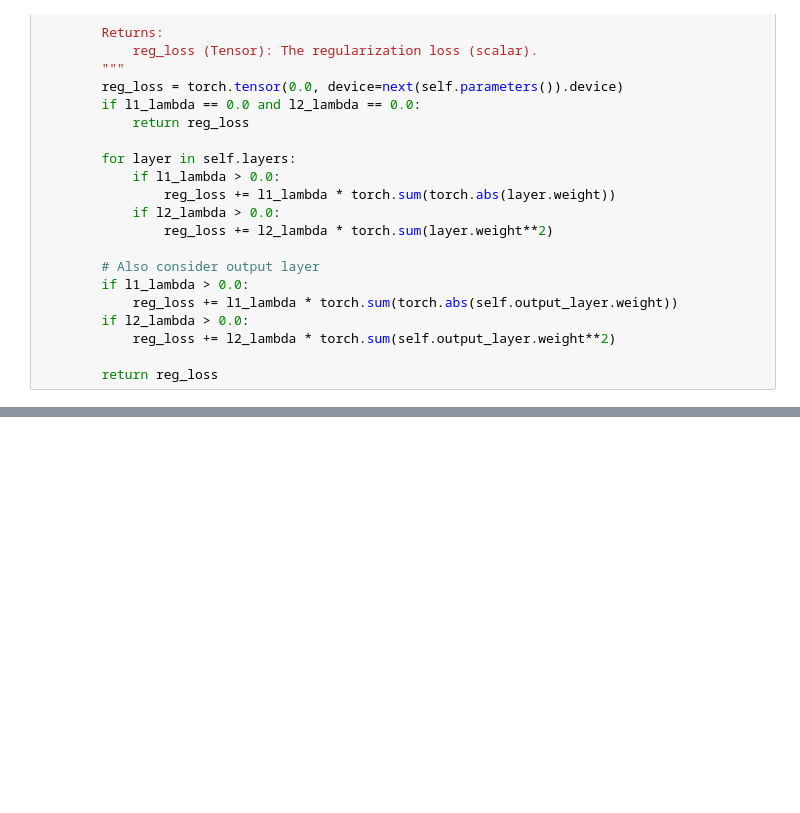
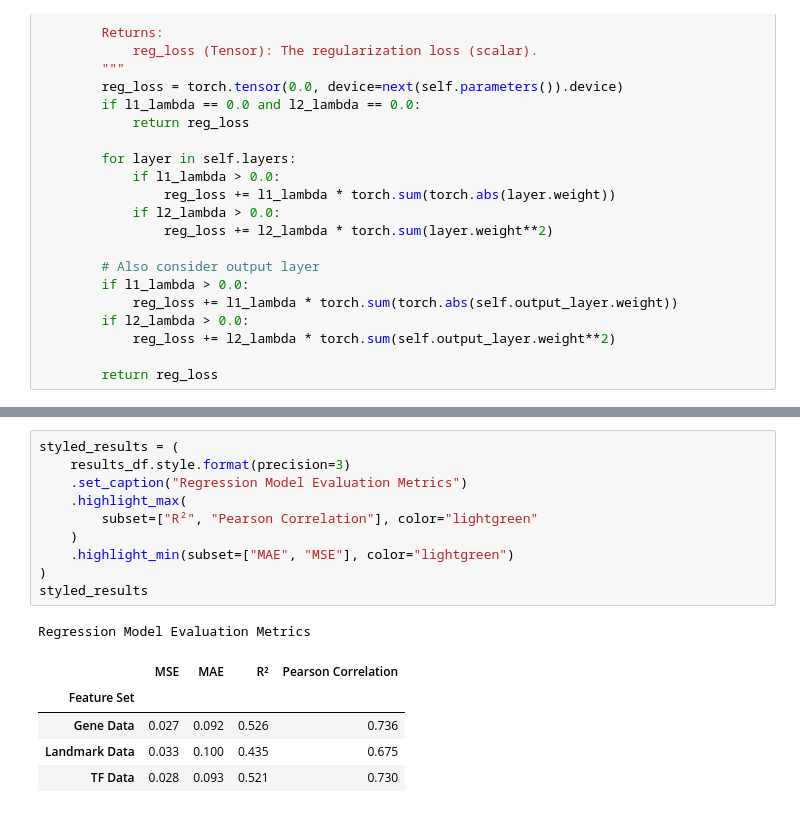
Before and after one commit to LucianoDeben/5ARG45, a Jupyter notebook: notebooks/Phase 2 - Unimodal Deep Learning Models.ipynb, the cells around one changed output, grey strips where cells are left out. Drawn from its saved outputs; the diff is of its cells as text; blank space fills up the shorter version.

```diff
--- a/notebooks/Phase 2 - Unimodal Deep Learning Models.ipynb
+++ b/notebooks/Phase 2 - Unimodal Deep Learning Models.ipynb
@@ -359,0 +380,17 @@ Evaluation Metrics: Pearson Correlation
+# %%
+styled_results = (
+    results_df.style.format(precision=3)
+    .set_caption("Regression Model Evaluation Metrics")
+    .highlight_max(
+        subset=["R²", "Pearson Correlation"], color="lightgreen"
+    )
+    .highlight_min(subset=["MAE", "MSE"], color="lightgreen")
+)
+styled_results
+# %% [output]
+Regression Model Evaluation Metrics
+|  | MSE | MAE | R² | Pearson Correlation |
+| Feature Set |  |  |  |  |
+| Gene Data | 0.027 | 0.092 | 0.526 | 0.736 |
+| Landmark Data | 0.033 | 0.100 | 0.435 | 0.675 |
+| TF Data | 0.028 | 0.093 | 0.521 | 0.730 |
```
Also changed, not shown: parts of 4 cells of this notebook, 5 other files.
